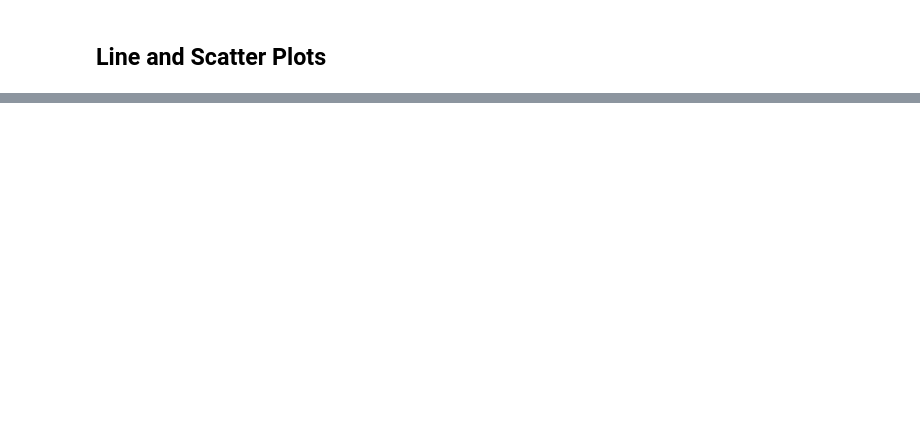
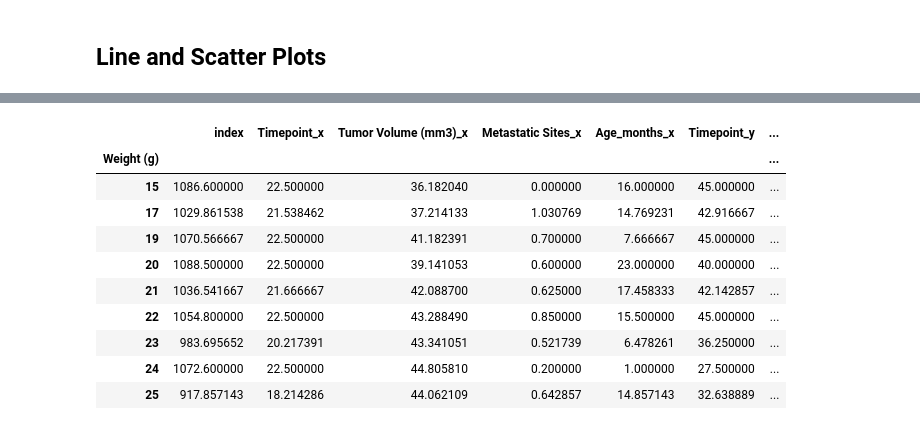
Before and after one commit to nfaber1/matplotlib-challenge, a Jupyter notebook: matplotlib-challenge-code.ipynb, the cells around one changed output, grey strips where cells are left out. Saved outputs shown, nothing was run; the diff lists cells and outputs as text; code cells hidden in the pictures; blank space fills up the shorter version.

```diff
--- a/matplotlib-challenge-code.ipynb
+++ b/matplotlib-challenge-code.ipynb
@@ -430,0 +461,16 @@ NameError: name 'x_axis' is not defined
+# %%
+aaa=study_data_complete21.loc[study_data_complete21['Drug Regimen'] == ("Capomulin")]
+aaa1=aaa.groupby('Weight (g)').mean('Tumor Volume (mm3)_x')
+aaa1
+# %% [output]
+|  | index | Timepoint_x | Tumor Volume (mm3)_x | Metastatic Sites_x | Age_months_x | Timepoint_y | ... |
+| Weight (g) |  |  |  |  |  |  | ... |
+| 15 | 1086.600000 | 22.500000 | 36.182040 | 0.000000 | 16.000000 | 45.000000 | ... |
+| 17 | 1029.861538 | 21.538462 | 37.214133 | 1.030769 | 14.769231 | 42.916667 | ... |
+| 19 | 1070.566667 | 22.500000 | 41.182391 | 0.700000 | 7.666667 | 45.000000 | ... |
+| 20 | 1088.500000 | 22.500000 | 39.141053 | 0.600000 | 23.000000 | 40.000000 | ... |
+| 21 | 1036.541667 | 21.666667 | 42.088700 | 0.625000 | 17.458333 | 42.142857 | ... |
+| 22 | 1054.800000 | 22.500000 | 43.288490 | 0.850000 | 15.500000 | 45.000000 | ... |
+| 23 | 983.695652 | 20.217391 | 43.341051 | 0.521739 | 6.478261 | 36.250000 | ... |
+| 24 | 1072.600000 | 22.500000 | 44.805810 | 0.200000 | 1.000000 | 27.500000 | ... |
+| 25 | 917.857143 | 18.214286 | 44.062109 | 0.642857 | 14.857143 | 32.638889 | ... |
```
Also changed, not shown: parts of 16 cells of this notebook.
